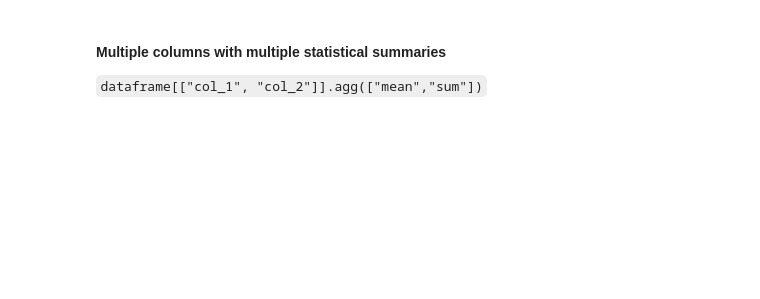
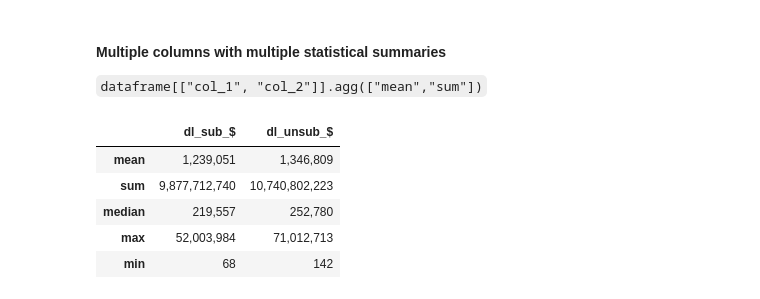
Before and after one commit to sashalcohen/CLASS-NOTES, a Jupyter notebook: wk07A-aggregation-SASHA.ipynb, the cells around one changed output. Cells and saved outputs as stored; diff of their text form; code cells hidden in the pictures; blank space fills up the shorter version.

```diff
--- a/wk07A-aggregation-SASHA.ipynb
+++ b/wk07A-aggregation-SASHA.ipynb
@@ -160,0 +232,4 @@
+# %%
+## if your looking for the same info for every column
+target_stats = ["mean","sum","median","max","min"]
+df["dl_unsub_$"].agg(target_stats)
@@ -170,3 +267,13 @@
 # %%
 # multiple columns
 ## note the double brackets because we are passing a list of columns - Automatic to frame
+## using double square brackets automatically turns it to a frame
+
+df[["dl_sub_$", "dl_unsub_$"]].agg(target_stats)
+# %% [output]
+|  | dl_sub_$ | dl_unsub_$ |
+| mean | 1,239,051 | 1,346,809 |
+| sum | 9,877,712,740 | 10,740,802,223 |
+| median | 219,557 | 252,780 |
+| max | 52,003,984 | 71,012,713 |
+| min | 68 | 142 |
```
Also changed, not shown: parts of 19 cells of this notebook.
